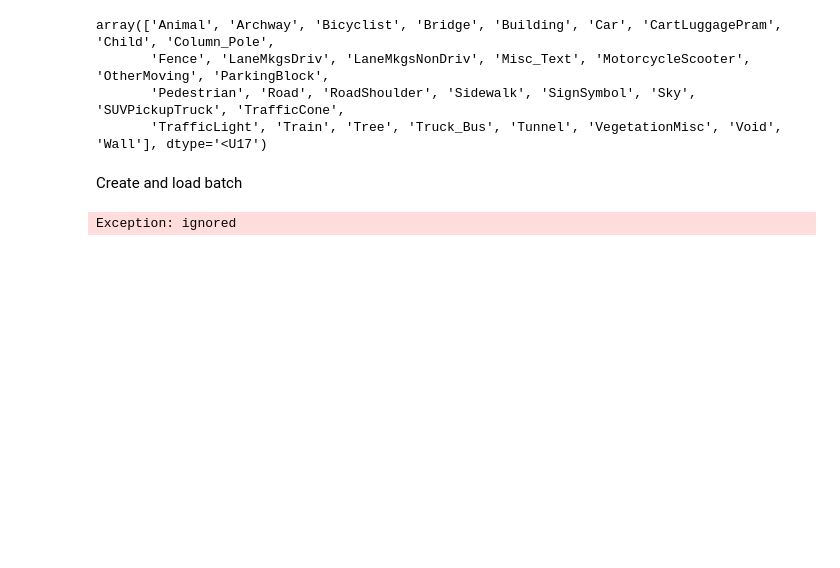
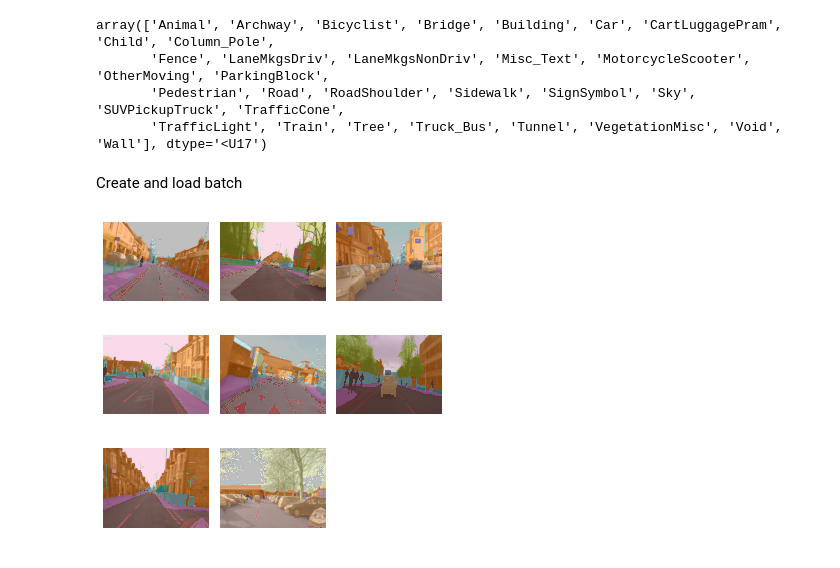
Before and after one commit to patchu-madathil/FastAI, a Jupyter notebook: camvidimagesegmentation.ipynb, the cells around one changed output. Saved outputs shown, nothing was run; the diff lists cells and outputs as text; code cells hidden in the pictures; blank space fills up the shorter version.

```diff
--- a/camvidimagesegmentation.ipynb
+++ b/camvidimagesegmentation.ipynb
@@ -85,4 +84,4 @@ Create and load batch
 # %%
 if(gpu_mem_get_free_no_cache() > 8200 ): bs = 8
 else:                                   bs = 4
-size = src_size/2
+size = src_size//2
@@ -89,6 +96,9 @@ size = src_size/2
 # %%
 src = SegmentationItemList.from_folder(image_path).split_by_fname_file("../valid.txt").label_from_func(get_mask_fn, classes=codes)
 # %%
-data = (src.transform(get_transforms(), size=size, tfm_y = True))
+data = src.transform(get_transforms(), size = size, tfm_y = True).databunch(bs=bs).normalize(imagenet_stats)
+imagenet_stats??
-# %% [output]
-Exception: ignored
+# %%
+data.show_batch(figsize = (5,5))
+# %% [output]
+[figure, added]
```
Also changed, not shown: parts of 20 cells of this notebook.
